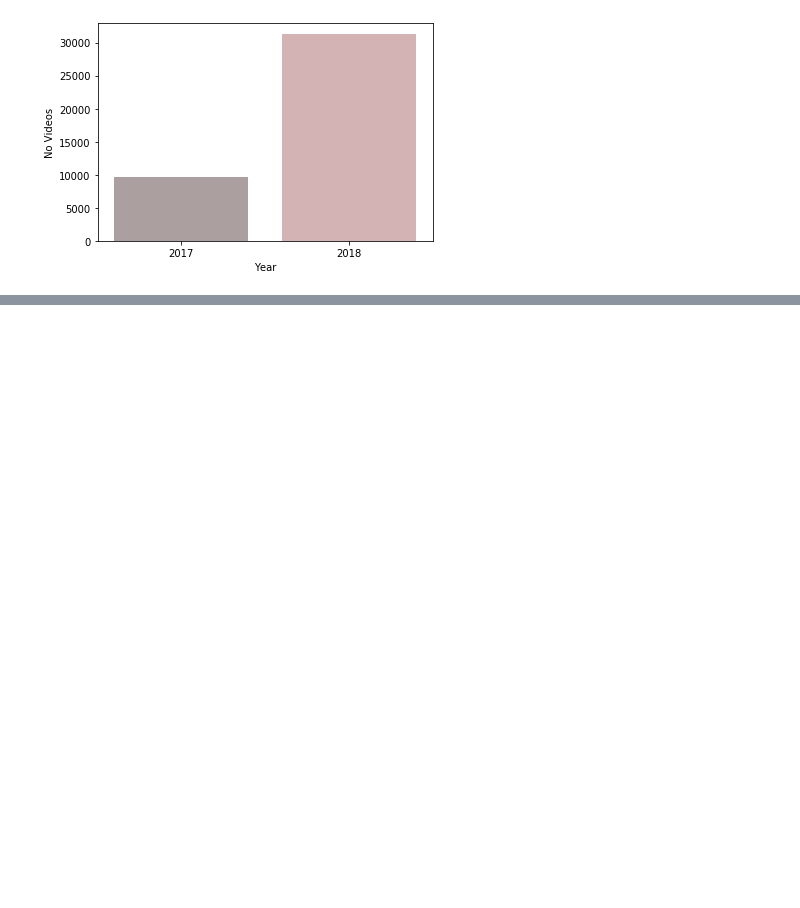
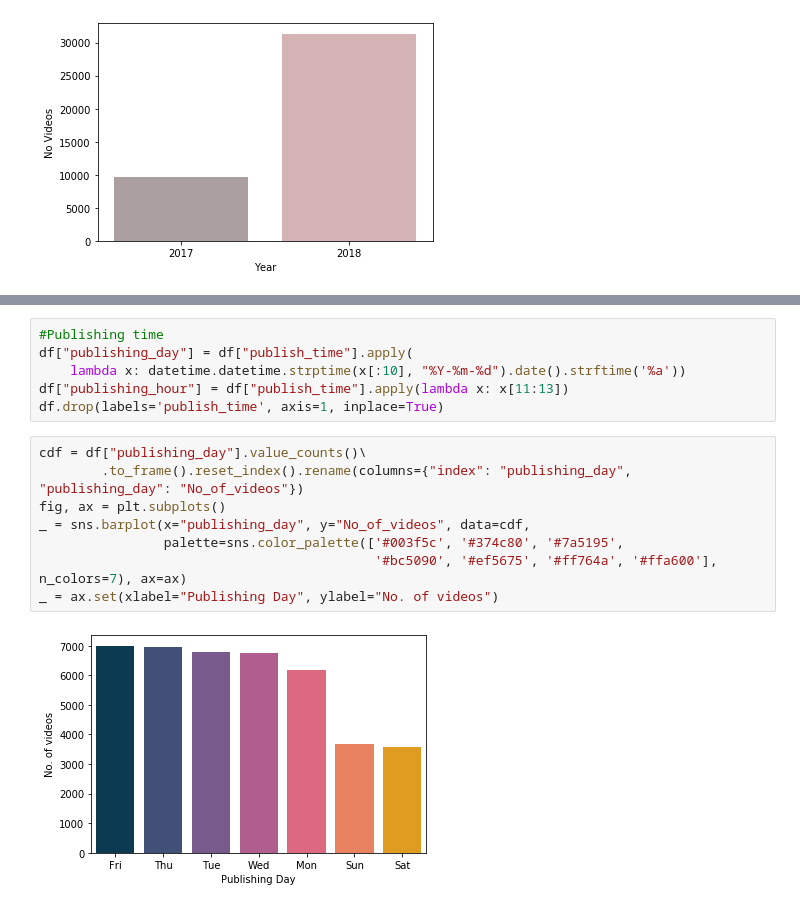
Before and after one commit to benitezal06/Trending-Youtube-Videos-Analysis, a Jupyter notebook: Youtube videos analysis.ipynb, the cells around one changed output, grey strips where cells are left out. Saved outputs shown, nothing was run; the diff lists cells and outputs as text; blank space fills up the shorter version.

```diff
--- a/Youtube videos analysis.ipynb
+++ b/Youtube videos analysis.ipynb
@@ -146,0 +190,16 @@ _ = sns.heatmap(df.corr(), annot=True, xticklabels=h_labels, yticklabels=h_label
+# %%
+#Publishing time
+df["publishing_day"] = df["publish_time"].apply(
+    lambda x: datetime.datetime.strptime(x[:10], "%Y-%m-%d").date().strftime('%a'))
+df["publishing_hour"] = df["publish_time"].apply(lambda x: x[11:13])
+df.drop(labels='publish_time', axis=1, inplace=True)
+# %%
+cdf = df["publishing_day"].value_counts()\
+        .to_frame().reset_index().rename(columns={"index": "publishing_day", "publishing_day": "No_of_videos"})
+fig, ax = plt.subplots()
+_ = sns.barplot(x="publishing_day", y="No_of_videos", data=cdf,
+                palette=sns.color_palette(['#003f5c', '#374c80', '#7a5195',
+                                           '#bc5090', '#ef5675', '#ff764a', '#ffa600'], n_colors=7), ax=ax)
+_ = ax.set(xlabel="Publishing Day", ylabel="No. of videos")
+# %% [output]
+[figure, added]
```
Also changed, not shown: parts of 5 cells of this notebook.
